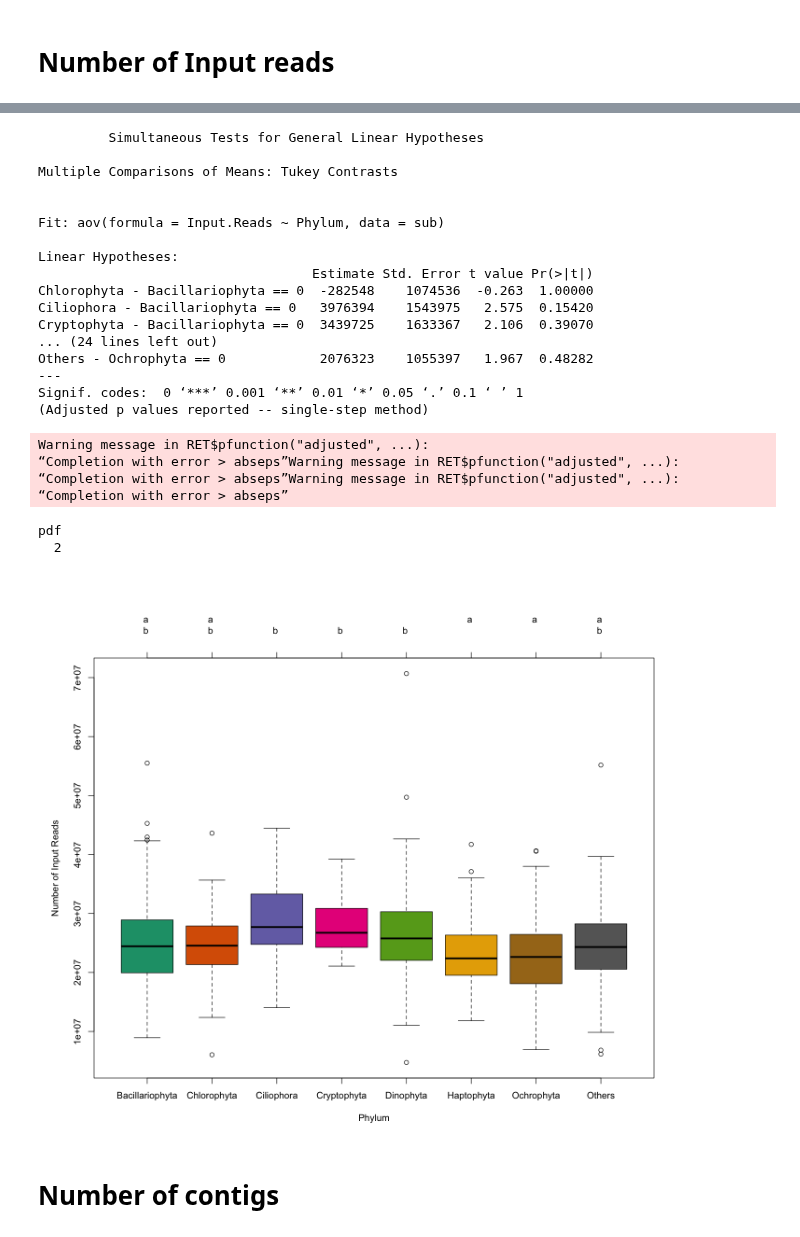
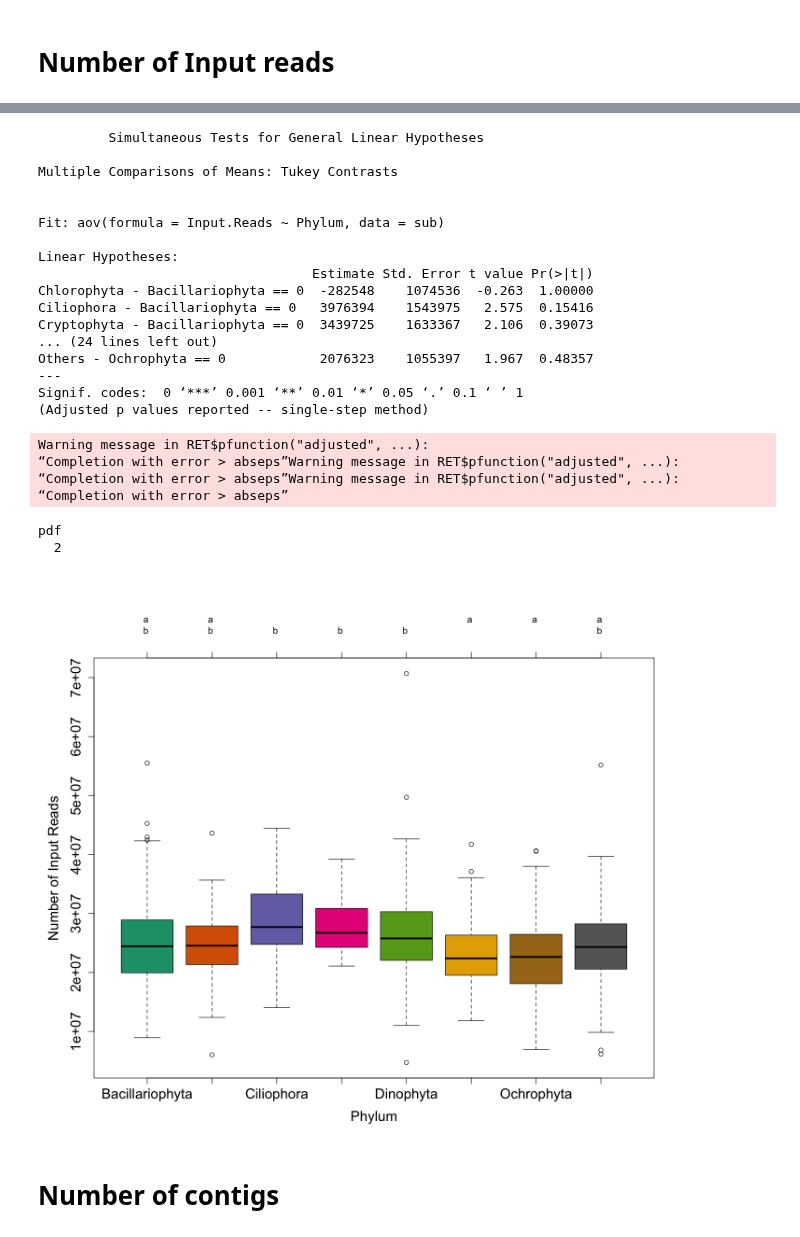
Before and after one commit to johnsolk/MMETSP, a Jupyter notebook: Figure8_taxo_aov.ipynb, the cells around one changed output, grey strips where cells are left out. Cells and saved outputs as stored; diff of their text form; code cells hidden in the pictures.

```diff
--- a/Figure8_taxo_aov.ipynb
+++ b/Figure8_taxo_aov.ipynb
@@ -201,9 +212,9 @@ opar<-par(mai=c(1,1,1.5,1))
 options(repr.plot.width=12, repr.plot.height=10)
 pdf("paper/Figure8_tukey_taxa_input_Reads.pdf",width=11,height=8.5)
 png("paper/Figure8_tukey_taxa_input_Reads.png",width=11,height=8.5,units="in",res=1200)
-plot(tuk.cld.c,col=colors)
+plot(tuk.cld.c,col=colors, ylab="Number of Input Reads",cex.lab=1.5,cex.axis=1.5)
 dev.off()
-plot(tuk.cld.c,col=colors, ylab="Number of Input Reads")
+plot(tuk.cld.c,col=colors, ylab="Number of Input Reads",cex.lab=1.5,cex.axis=1.5)
 # %% [output]
 Warning message in RET$pfunction("adjusted", ...):
 “Completion with error > abseps”Warning message in RET$pfunction("adjusted", ...):
@@ -213,28 +221,28 @@ Warning message in RET$pfunction("adjusted", ...):
 “Completion with error > abseps”
          Simultaneous Tests for General Linear Hypotheses
 
 Multiple Comparisons of Means: Tukey Contrasts
 
 
 Fit: aov(formula = Input.Reads ~ Phylum, data = sub)
 
 Linear Hypotheses:
                                    Estimate Std. Error t value Pr(>|t|)
 Chlorophyta - Bacillariophyta == 0  -282548    1074536  -0.263  1.00000
-Ciliophora - Bacillariophyta == 0   3976394    1543975   2.575  0.15420
-Cryptophyta - Bacillariophyta == 0  3439725    1633367   2.106  0.39070
+Ciliophora - Bacillariophyta == 0   3976394    1543975   2.575  0.15416
+Cryptophyta - Bacillariophyta == 0  3439725    1633367   2.106  0.39073
 ... (24 lines left out)
-Others - Ochrophyta == 0            2076323    1055397   1.967  0.48282
+Others - Ochrophyta == 0            2076323    1055397   1.967  0.48357
 ---
 Signif. codes:  0 ‘***’ 0.001 ‘**’ 0.01 ‘*’ 0.05 ‘.’ 0.1 ‘ ’ 1
 (Adjusted p values reported -- single-step method)
 Warning message in RET$pfunction("adjusted", ...):
 “Completion with error > abseps”Warning message in RET$pfunction("adjusted", ...):
 “Completion with error > abseps”Warning message in RET$pfunction("adjusted", ...):
 “Completion with error > abseps”
 pdf
   2
-[figure, old version]
+[figure, new version]
 # %% [markdown]
 # Number of contigs
 # %%
```
Also changed, not shown: parts of 8 cells of this notebook, 13 other files.
